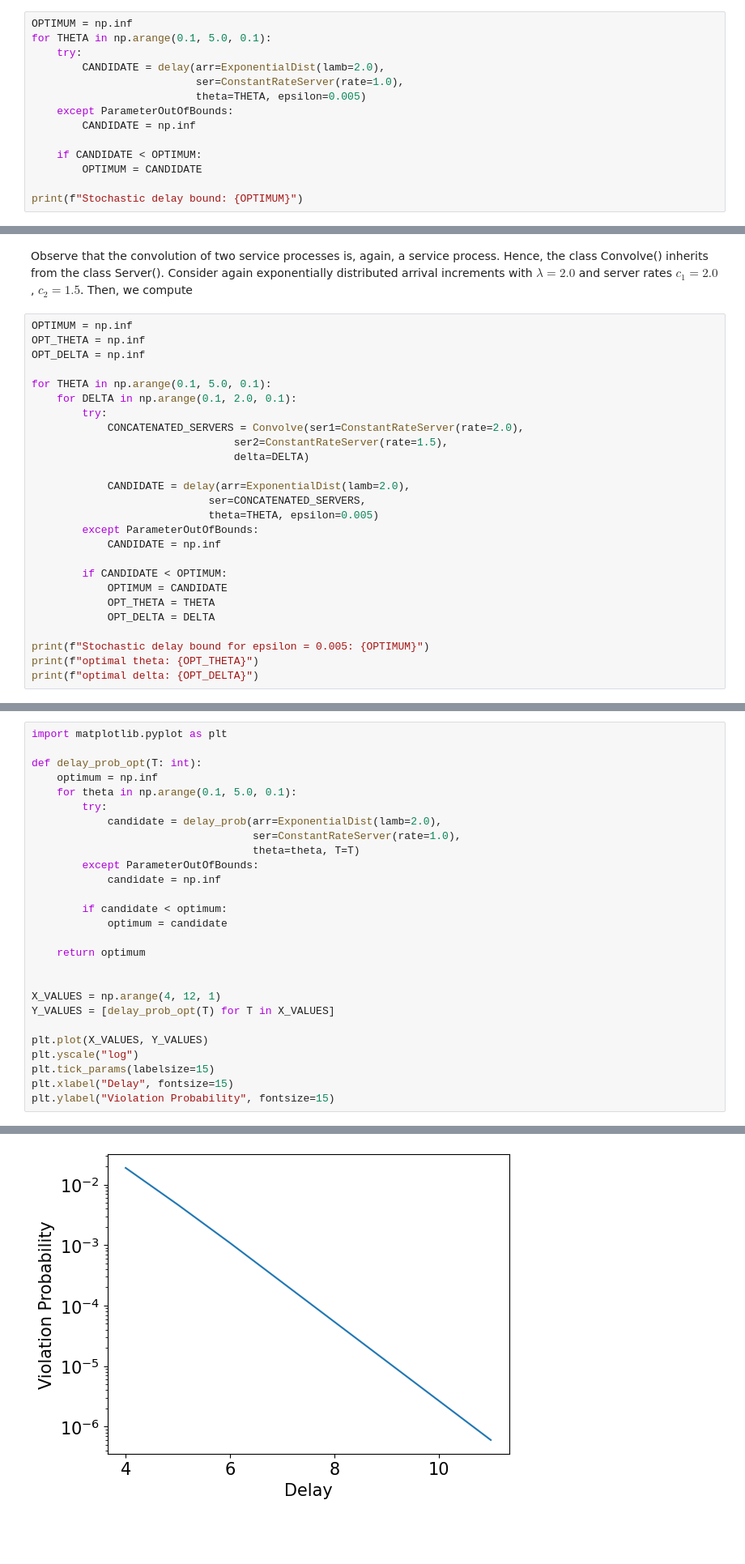
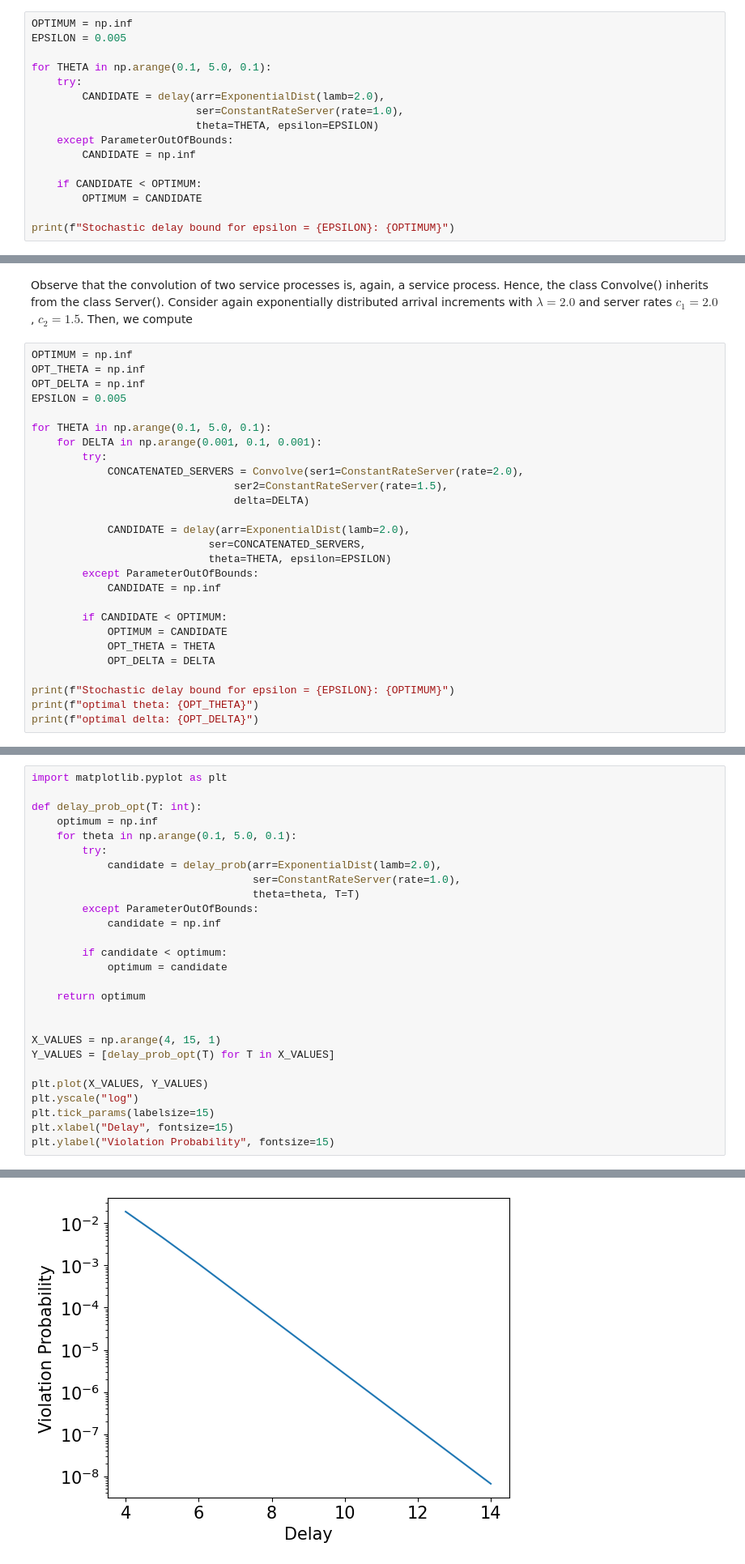
Before and after one commit to paulnikolaus/SNC-quick-start, a Jupyter notebook: SNC Quick Start.ipynb, the cells around one changed output, grey strips where cells are left out. Shown: that part at 81% size. Drawn from its saved outputs; the diff is of its cells as text; blank space fills up the shorter version.

```diff
--- a/SNC Quick Start.ipynb
+++ b/SNC Quick Start.ipynb
@@ -208,16 +208,18 @@ def delay(arr: Arrival,
 For the traffic classes and parameter from above and violation probability 0.005, we compute
 # %%
 OPTIMUM = np.inf
+EPSILON = 0.005
+
 for THETA in np.arange(0.1, 5.0, 0.1):
     try:
         CANDIDATE = delay(arr=ExponentialDist(lamb=2.0),
                           ser=ConstantRateServer(rate=1.0),
-                          theta=THETA, epsilon=0.005)
+                          theta=THETA, epsilon=EPSILON)
     except ParameterOutOfBounds:
         CANDIDATE = np.inf
 
     if CANDIDATE < OPTIMUM:
         OPTIMUM = CANDIDATE
 
-print(f"Stochastic delay bound: {OPTIMUM}")
+print(f"Stochastic delay bound for epsilon = {EPSILON}: {OPTIMUM}")
 # %% [output]
@@ -354,9 +356,10 @@ Then, we compute
 OPTIMUM = np.inf
 OPT_THETA = np.inf
 OPT_DELTA = np.inf
+EPSILON = 0.005
 
 for THETA in np.arange(0.1, 5.0, 0.1):
-    for DELTA in np.arange(0.1, 2.0, 0.1):
+    for DELTA in np.arange(0.001, 0.1, 0.001):
         try:
             CONCATENATED_SERVERS = Convolve(ser1=ConstantRateServer(rate=2.0),
                                 ser2=ConstantRateServer(rate=1.5),
@@ -364,7 +367,7 @@ for THETA in np.arange(0.1, 5.0, 0.1):
 
             CANDIDATE = delay(arr=ExponentialDist(lamb=2.0),
                             ser=CONCATENATED_SERVERS,
-                            theta=THETA, epsilon=0.005)
+                            theta=THETA, epsilon=EPSILON)
         except ParameterOutOfBounds:
             CANDIDATE = np.inf
 
@@ -373,7 +376,7 @@ for THETA in np.arange(0.1, 5.0, 0.1):
             OPT_THETA = THETA
             OPT_DELTA = DELTA
 
-print(f"Stochastic delay bound for epsilon = 0.005: {OPTIMUM}")
+print(f"Stochastic delay bound for epsilon = {EPSILON}: {OPTIMUM}")
 print(f"optimal theta: {OPT_THETA}")
 print(f"optimal delta: {OPT_DELTA}")
 # %% [output]
@@ -506,33 +509,33 @@ Let us visualize the obtainable delay bounds with the help of the Python library
 # %%
 import matplotlib.pyplot as plt
 
 def delay_prob_opt(T: int):
     optimum = np.inf
     for theta in np.arange(0.1, 5.0, 0.1):
         try:
             candidate = delay_prob(arr=ExponentialDist(lamb=2.0),
                                    ser=ConstantRateServer(rate=1.0),
                                    theta=theta, T=T)
         except ParameterOutOfBounds:
             candidate = np.inf
 
         if candidate < optimum:
             optimum = candidate
 
     return optimum
 
 
-X_VALUES = np.arange(4, 12, 1)
+X_VALUES = np.arange(4, 15, 1)
 Y_VALUES = [delay_prob_opt(T) for T in X_VALUES]
 
 plt.plot(X_VALUES, Y_VALUES)
 plt.yscale("log")
 plt.tick_params(labelsize=15)
 plt.xlabel("Delay", fontsize=15)
 plt.ylabel("Violation Probability", fontsize=15)
 # %% [output]
 Text(0, 0.5, 'Violation Probability')
-[figure, old version]
+[figure, new version]
 # %% [markdown]
 # Network Analysis
 
```
Also changed, not shown: parts of 7 cells of this notebook.
